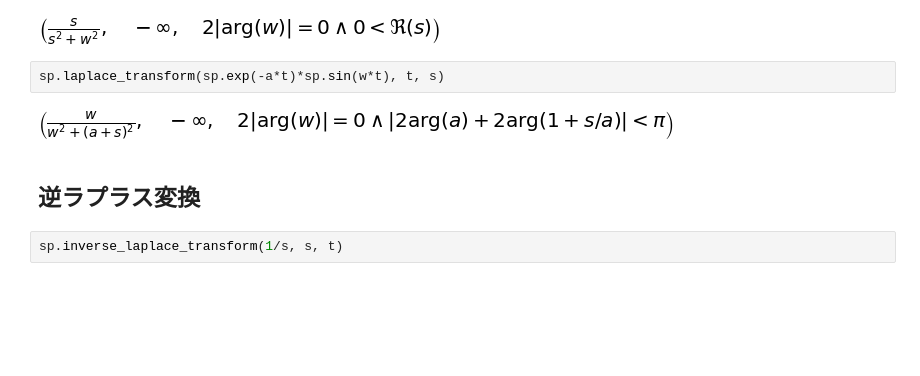
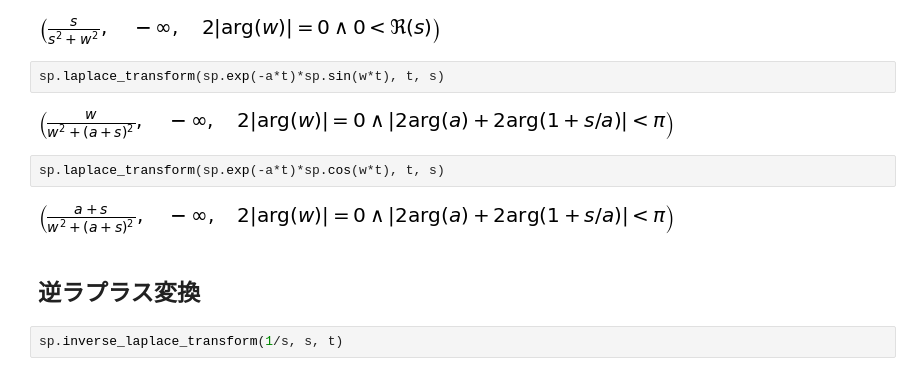
Before and after one commit to 373yuki/pyctrl, a Jupyter notebook: chap3.ipynb, the cells around one changed output. Drawn from its saved outputs; the diff is of its cells as text; blank space fills up the shorter version.

```diff
--- a/chap3.ipynb
+++ b/chap3.ipynb
@@ -455,6 +456,10 @@ sp.laplace_transform(sp.cos(w*t), t, s)
 sp.laplace_transform(sp.exp(-a*t)*sp.sin(w*t), t, s)
 # %% [output]
 [figure]
+# %%
+sp.laplace_transform(sp.exp(-a*t)*sp.cos(w*t), t, s)
+# %% [output]
+[figure, added]
 # %% [markdown]
 ## 逆ラプラス変換
 # %%
```
Also changed, not shown: parts of 2 cells of this notebook.
